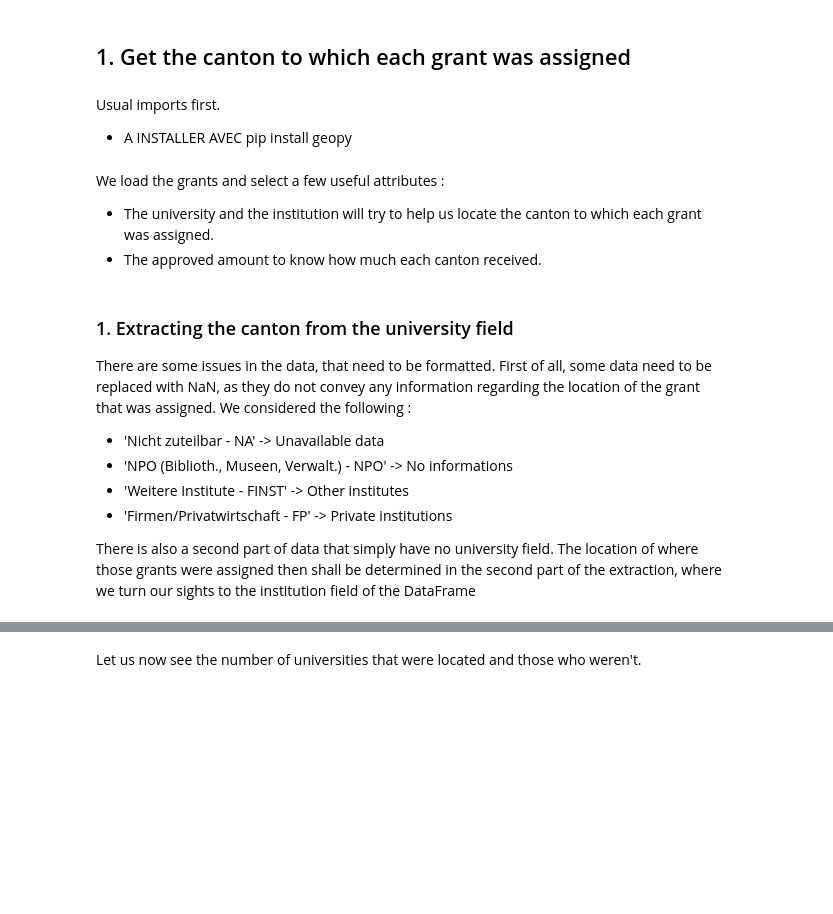
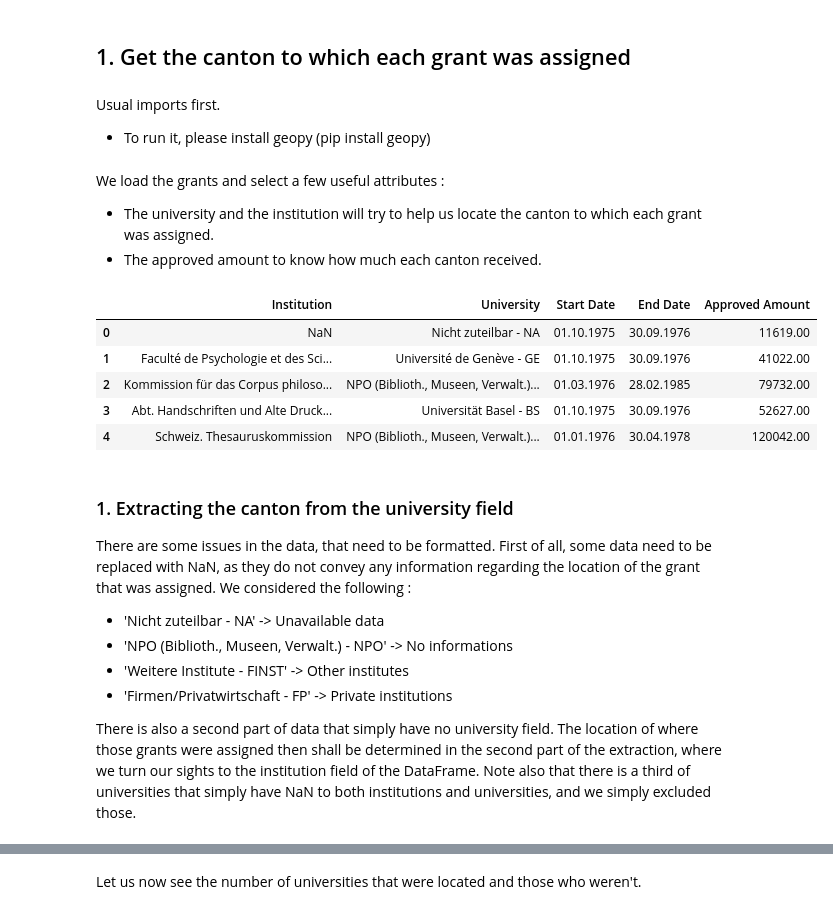
Before and after one commit to AgatheVkc/ada_homework, a Jupyter notebook: 03 - InteractiveViz/Homework3.ipynb, the cells around one changed output, grey strips where cells are left out. Saved outputs shown, nothing was run; the diff lists cells and outputs as text; code cells hidden in the pictures; blank space fills up the shorter version.

```diff
--- a/03 - InteractiveViz/Homework3.ipynb
+++ b/03 - InteractiveViz/Homework3.ipynb
@@ -8,7 +8,7 @@
 ## 1. Get the canton to which each grant was assigned
 # %% [markdown]
 Usual imports first.
-- A INSTALLER AVEC pip install geopy
+- To run it, please install geopy (pip install geopy)
 # %%
 import pandas as pd
 import numpy as np
@@ -22,9 +22,16 @@ We load the grants and select a few useful attributes :
 - The university and the institution will try to help us locate the canton to which each grant was assigned.
 - The approved amount to know how much each canton received.
 # %%
-df_grants = pd.read_csv('P3_GrantExport.csv',sep=';')
+df_grants = pd.read_csv('data/P3_GrantExport.csv',sep=';')
 df_grants = df_grants[[6,7,11,12,13]]
 df_grants.head()
+# %% [output]
+|  | Institution | University | Start Date | End Date | Approved Amount |
+| 0 | NaN | Nicht zuteilbar - NA | 01.10.1975 | 30.09.1976 | 11619.00 |
+| 1 | Faculté de Psychologie et des Sci... | Université de Genève - GE | 01.10.1975 | 30.09.1976 | 41022.00 |
+| 2 | Kommission für das Corpus philoso... | NPO (Biblioth., Museen, Verwalt.)... | 01.03.1976 | 28.02.1985 | 79732.00 |
+| 3 | Abt. Handschriften und Alte Druck... | Universität Basel - BS | 01.10.1975 | 30.09.1976 | 52627.00 |
+| 4 | Schweiz. Thesauruskommission | NPO (Biblioth., Museen, Verwalt.)... | 01.01.1976 | 30.04.1978 | 120042.00 |
 # %% [markdown]
 ### 1. Extracting the canton from the university field
 There are some issues in the data, that need to be formatted. First of all, some data need to be replaced with NaN, as they do not convey any information regarding the location of the grant that was assigned. We considered the following :
@@ -33,5 +40,5 @@ There are some issues in the data, that need to be formatted. First of all, some
 - 'Weitere Institute - FINST' -> Other institutes
 - 'Firmen/Privatwirtschaft - FP' -> Private institutions
 
-There is also a second part of data that simply have no university field. The location of where those grants were assigned then shall be determined in the second part of the extraction, where we turn our sights to the institution field of the DataFrame
+There is also a second part of data that simply have no university field. The location of where those grants were assigned then shall be determined in the second part of the extraction, where we turn our sights to the institution field of the DataFrame. Note also that there is a third of universities that simply have NaN to both institutions and universities, and we simply excluded those.
 # %%
```
Also changed, not shown: parts of 44 cells of this notebook, 14 other files.
